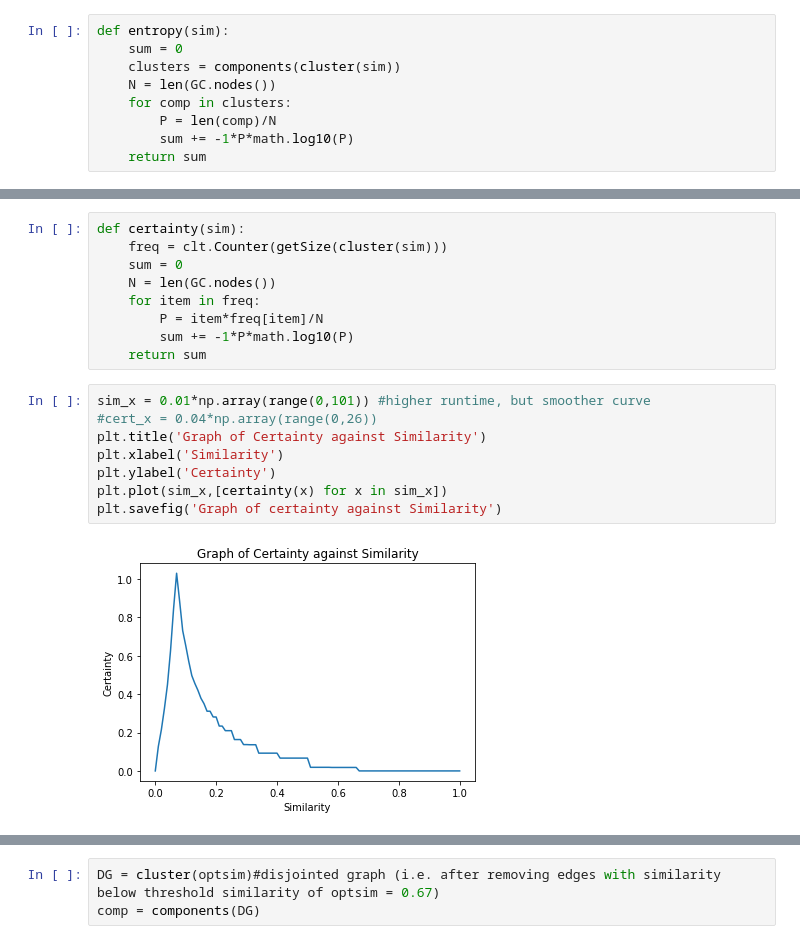
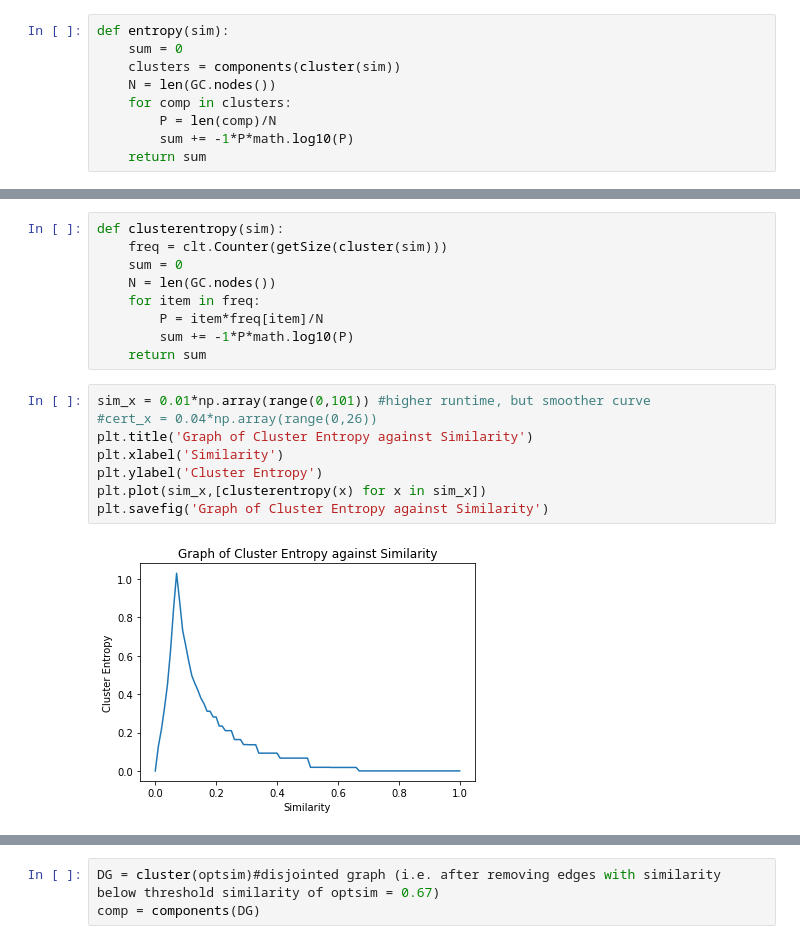
Before and after one commit to jzh001/Social-Network-Structure-in-Common-Interest-Communities, a Jupyter notebook: notebook.ipynb, the cells around one changed output, grey strips where cells are left out. Cells and saved outputs as stored; diff of their text form.

```diff
--- a/notebook.ipynb
+++ b/notebook.ipynb
@@ -287,5 +287,5 @@ plt.savefig('Graph of Entropy against Similarity')
 # %%
-def certainty(sim):
+def clusterentropy(sim):
     freq = clt.Counter(getSize(cluster(sim)))
     sum = 0
     N = len(GC.nodes())
@@ -296,13 +296,13 @@ def certainty(sim):
 # %%
 sim_x = 0.01*np.array(range(0,101)) #higher runtime, but smoother curve
 #cert_x = 0.04*np.array(range(0,26))
-plt.title('Graph of Certainty against Similarity')
+plt.title('Graph of Cluster Entropy against Similarity')
 plt.xlabel('Similarity')
-plt.ylabel('Certainty')
-plt.plot(sim_x,[certainty(x) for x in sim_x])
-plt.savefig('Graph of certainty against Similarity')
+plt.ylabel('Cluster Entropy')
+plt.plot(sim_x,[clusterentropy(x) for x in sim_x])
+plt.savefig('Graph of Cluster Entropy against Similarity')
 # %% [output]
-[figure, old version]
+[figure, new version]
 # %%
 #Based on graph, calculate similarity that gives maximum certainty
 '''for x in sim_x[:20]:
```
Also changed, not shown: parts of 5 cells of this notebook.
